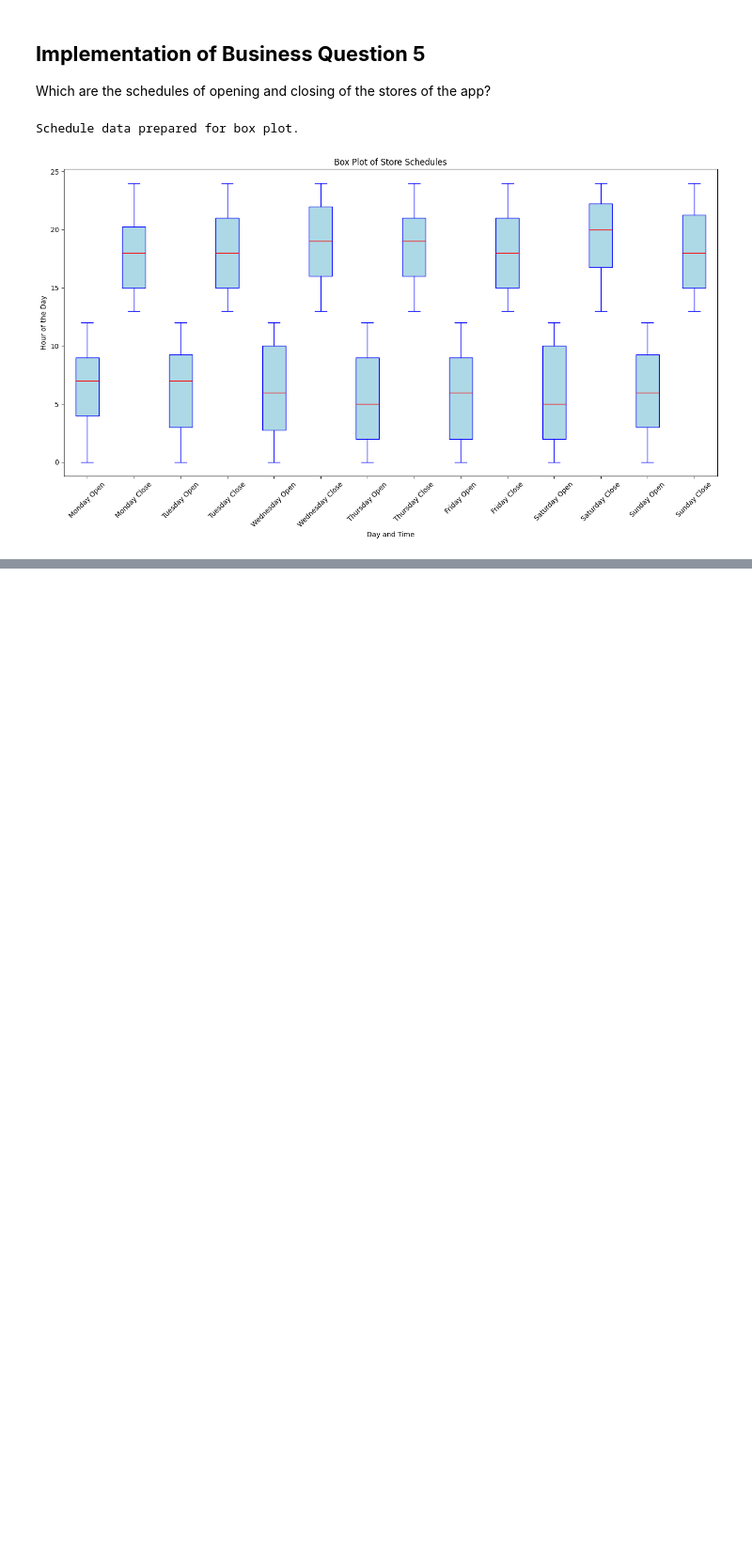
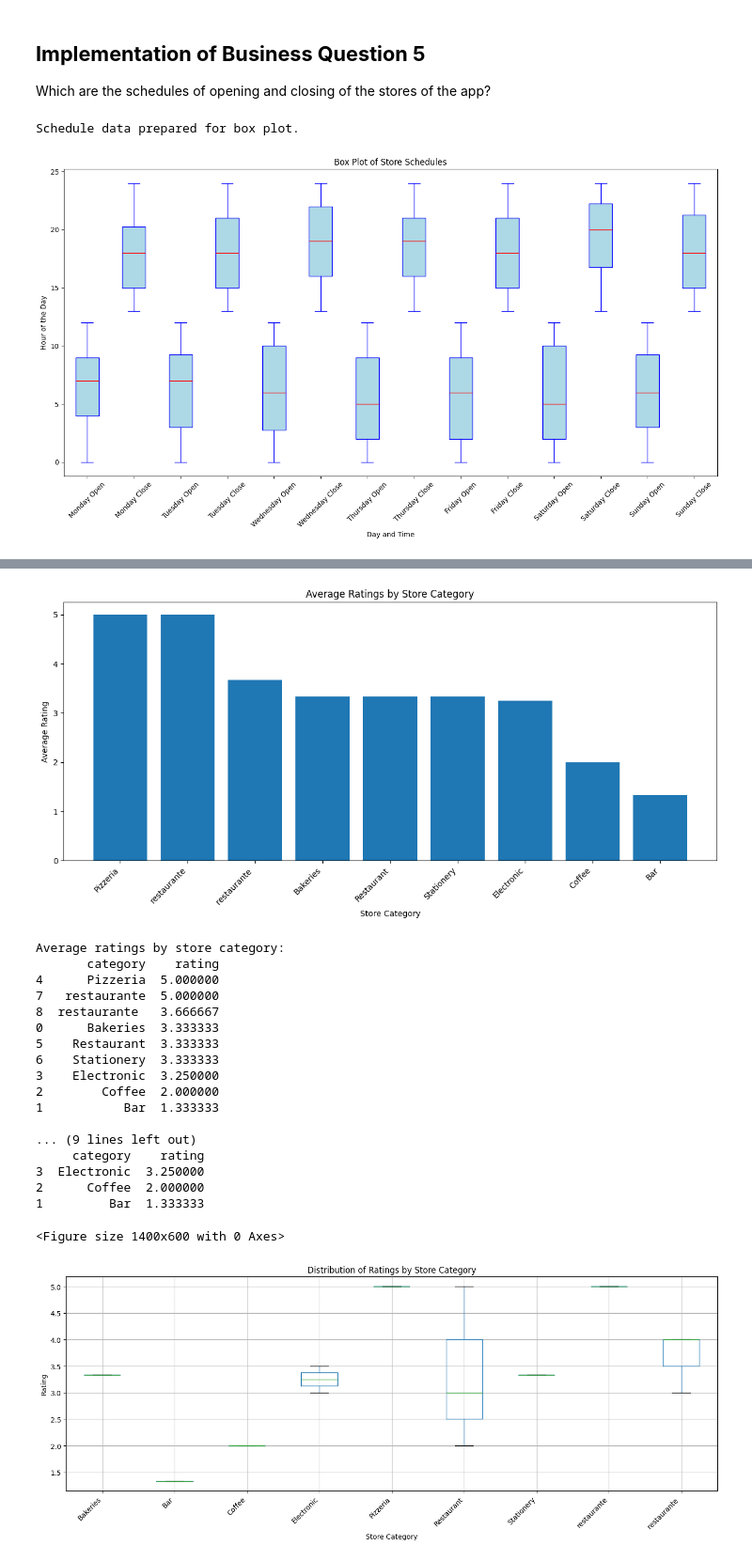
Before and after one commit to MobileDev-SEC02-G21/Senecard_Analytics, a Jupyter notebook: Analytics_Senecard/Analytics_Senecard/Analytics_Senecard.ipynb, the cells around one changed output, grey strips where cells are left out. Shown at 94% size. Saved outputs shown, nothing was run; the diff lists cells and outputs as text; code cells hidden in the pictures; blank space fills up the shorter version.

```diff
--- a/Analytics_Senecard/Analytics_Senecard/Analytics_Senecard.ipynb
+++ b/Analytics_Senecard/Analytics_Senecard/Analytics_Senecard.ipynb
@@ -301,0 +382,67 @@ plt.show()
+# %%
+# Calculate average rating per store in df_stores_analytics
+df_avg_ratings = df_stores_analytics.groupby('store_id')['rating'].mean().reset_index()
+
+# Combine with df_stores to get store names and categories
+df_combined = pd.merge(df_stores, df_avg_ratings, on='store_id')
+
+# Calculate average rating by category
+df_category_ratings = df_combined.groupby('category')['rating'].mean().reset_index()
+df_category_ratings = df_category_ratings.sort_values('rating', ascending=False)
+
+# Create bar chart for average ratings by category
+plt.figure(figsize=(12, 6))
+plt.bar(df_category_ratings['category'], df_category_ratings['rating'])
+plt.title('Average Ratings by Store Category')
+plt.xlabel('Store Category')
+plt.ylabel('Average Rating')
+plt.xticks(rotation=45, ha='right')
+plt.tight_layout()
+plt.show()
+
+# Display table with results by category
+print("Average ratings by store category:")
+print(df_category_ratings)
+
+# Calculate and display the overall average
+overall_average = df_category_ratings['rating'].mean()
+print(f"\nThe overall average rating for all categories is: {overall_average:.2f}")
+
+# Additional analysis: Top 3 and Bottom 3 categories
+print("\nTop 3 categories with the best average rating:")
+print(df_category_ratings.head(3))
+
+print("\nBottom 3 categories with the worst average rating:")
+print(df_category_ratings.tail(3))
+
+# Boxplot to show rating distribution by category
+plt.figure(figsize=(14, 6))
+df_combined.boxplot(column='rating', by='category', figsize=(14, 6))
+plt.title('Distribution of Ratings by Store Category')
+plt.suptitle('')  # This removes the automatic suptitle added by pandas
+plt.xlabel('Store Category')
+plt.ylabel('Rating')
+plt.xticks(rotation=45, ha='right')
+plt.tight_layout()
+plt.show()
+# %% [output]
+[figure, added]
+Average ratings by store category:
+       category    rating
+4      Pizzeria  5.000000
+7   restaurante  5.000000
+8  restaurante   3.666667
+0      Bakeries  3.333333
+5    Restaurant  3.333333
+6    Stationery  3.333333
+3    Electronic  3.250000
+2        Coffee  2.000000
+1           Bar  1.333333
+
+... (9 lines left out)
+     category    rating
+3  Electronic  3.250000
+2      Coffee  2.000000
+1         Bar  1.333333
+<Figure size 1400x600 with 0 Axes>
+[figure, added]
```
Also changed, not shown: parts of 7 cells of this notebook, 1 other file.
